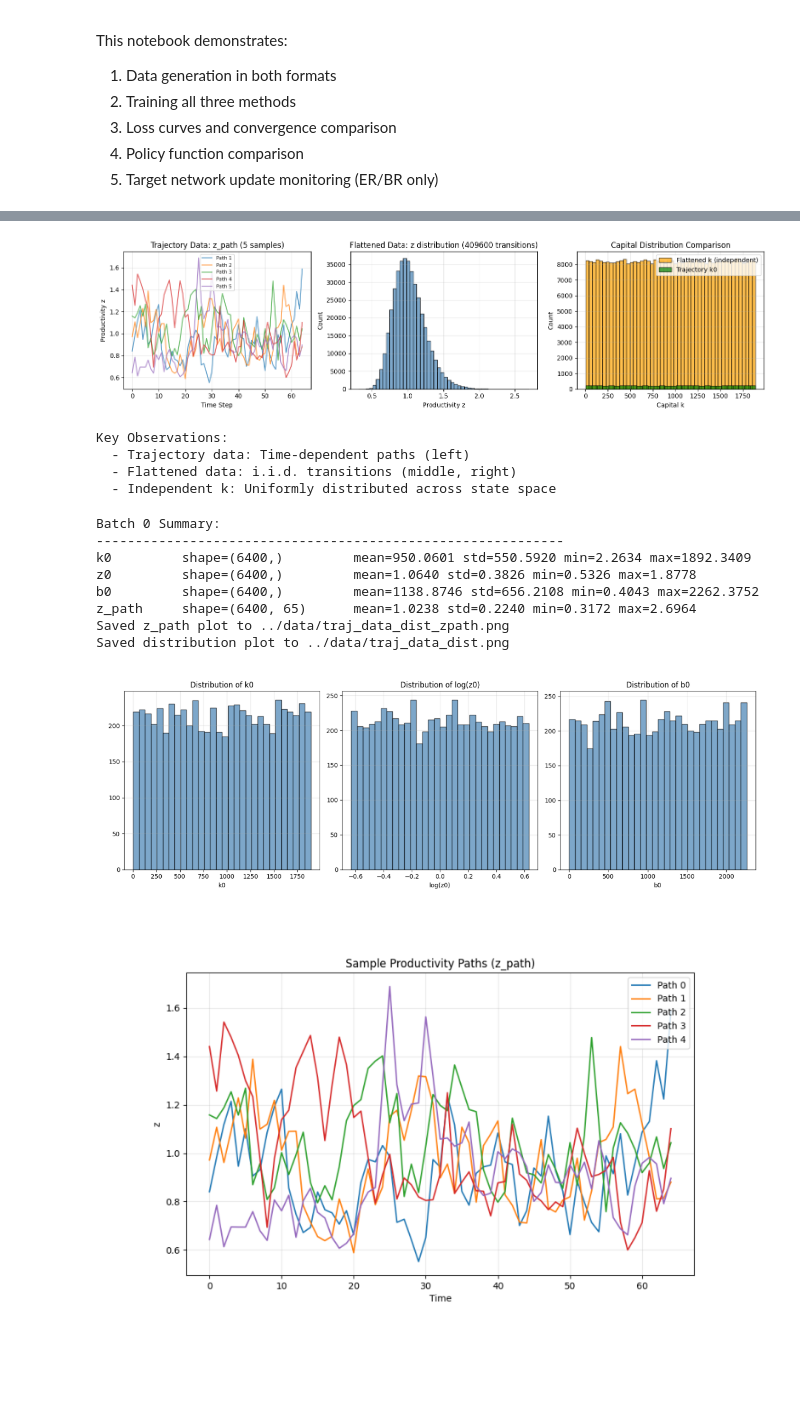
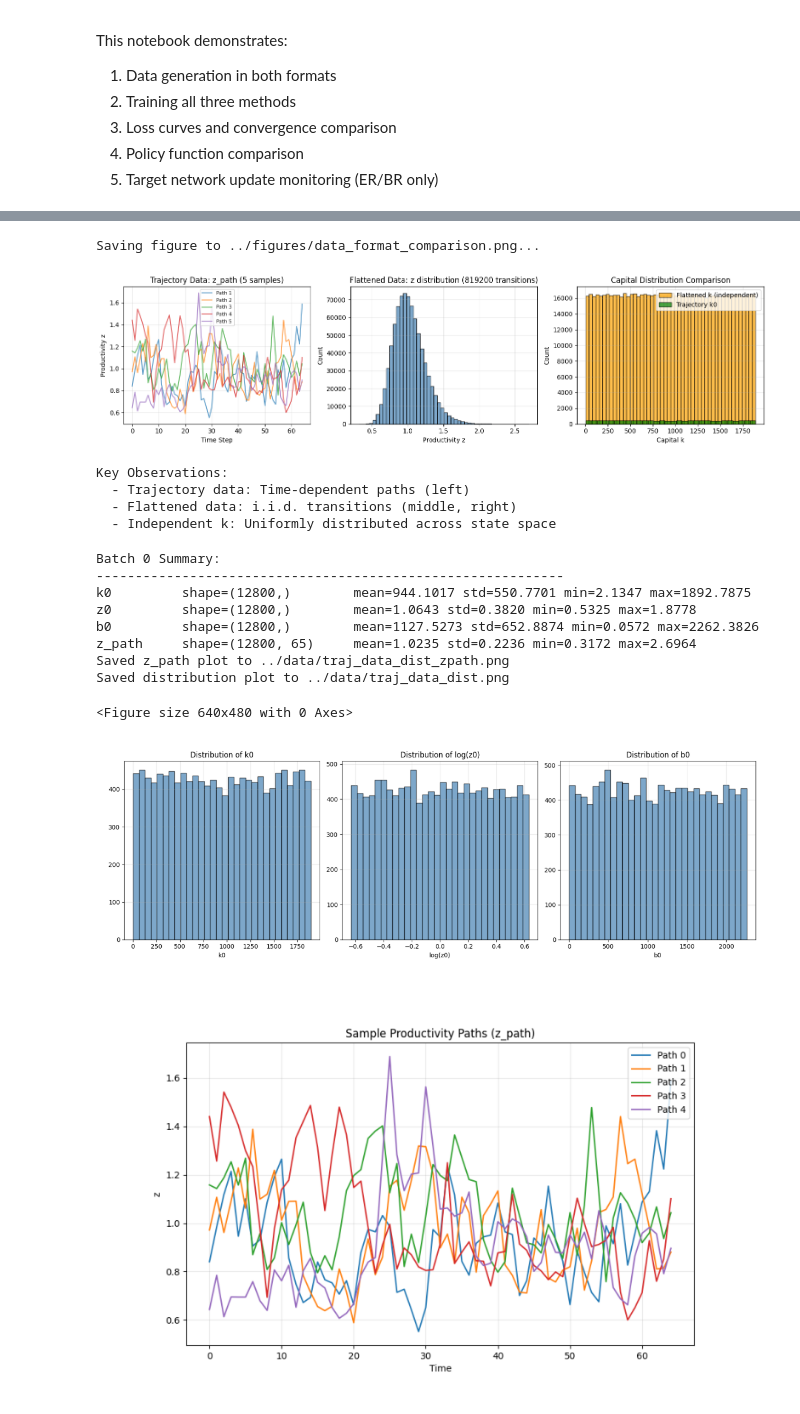
Before and after one commit to zhaoxuanwang/deep-learning-corp-finance, a Jupyter notebook: report/basic_methods_demo.ipynb, the cells around one changed output, grey strips where cells are left out. Saved outputs shown, nothing was run; the diff lists cells and outputs as text; code cells hidden in the pictures; blank space fills up the shorter version.

```diff
--- a/report/basic_methods_demo.ipynb
+++ b/report/basic_methods_demo.ipynb
@@ -36,38 +36,38 @@ from src.utils.analysis import evaluate_policy
 
 # Economic Parameters (simplified for demonstration)
 params = EconomicParams.with_overrides(
-    cost_convex = 0.0,
+    cost_convex = 0.01,
     cost_fixed = 0.0,
     cost_inject_fixed = 0.0,
     cost_inject_linear = 0.0
 )
 
-shock_params = ShockParams()
+# AR(1) shock params
+shock_params = ShockParams(mu=0.0, rho=0.7, sigma=0.15)
 
 # Network Config (Small for speed)
 net_config = NetworkConfig(
     n_layers=2,
-    n_neurons=32,
+    n_neurons=16,
     activation="swish"  # SiLU activation for stability
 )
-
 
 # Annealing Config
 anneal_config = AnnealingConfig(
     temperature_init=1.0,
     temperature_min=1e-4,
-    decay=0.9
+    decay=0.99    # Set small decay for slower annealing
 )
 
 # Early stopping config
 early_stopping_config = EarlyStoppingConfig(
     enabled=True,           # Enable early stopping (False = run exactly n_iter)
     patience=5,             # Stop after 5 consecutive checks meeting criteria
-    eval_freq=100,          # Check convergence every 100 iterations
+    eval_freq=50,          # Check convergence every 100 iterations
 
     # LR Method: Relative Improvement Plateau
     lr_epsilon=1e-4,        # Relative improvement threshold
-    lr_window=100,          # Window size for improvement evaluation
+    lr_window=50,          # Window size for improvement evaluation
 
     # ER Method: Zero-Tolerance Plateau
     er_epsilon=1e-5,        # Absolute loss threshold
@@ -79,15 +79,16 @@ early_stopping_config = EarlyStoppingConfig(
 
 # Optimization Config (with early stopping)
 opt_config = OptimizationConfig(
-    learning_rate=1e-3,
+    learning_rate=1e-4,
+    learning_rate_critic=2e-3,  # BR only, should be > actor learning rate
     batch_size=512,
-    n_iter=1000,            # Max iterations (will stop early if converged)
+    n_iter=500,            # Max iterations (will stop early if converged)
     log_every=10,
     early_stopping=early_stopping_config
 )
 
 
-print("✓ Configuration set")
+print("--- Configuration set ---")
 print(f"  Network: {net_config.n_layers} layers × {net_config.n_neurons} neurons")
 print(f"  Training: {opt_config.n_iter} iterations, batch size {opt_config.batch_size}")
 print(f"  Early Stopping: {'enabled' if early_stopping_config.enabled else 'disabled'}")
@@ -143,7 +176,7 @@ print("Creating data generator...")
 generator, _, bounds = create_data_generator(
     master_seed=(20, 26),
     T=64,  # Time horizon
-    sim_batch_size=128,  # Samples per batch
+    sim_batch_size=256,  # Samples per batch
     n_sim_batches=50,  # Number of batches
     shock_params=shock_params,
     cache_dir="../data",
@@ -168,5 +201,10 @@ Validation: 1280 trajectories, 81920 transitions
 # %%
 # 2.1 Data Format Comparison
+
+# Robust Path Definition
+fig_dir = "../figures"
+os.makedirs(fig_dir, exist_ok=True) # Ensure directory exists
+plot_path = os.path.join(fig_dir, "data_format_comparison.png")
 
 # Compare data formats visually
 fig, axes = plt.subplots(1, 3, figsize=(15, 4))
@@ -200,6 +238,11 @@ axes[2].set_ylabel('Count')
 axes[2].legend()
 axes[2].grid(True, alpha=0.3)
 
+# ROBUST SAVING: Save before show
+print(f"Saving figure to {plot_path}...")
+fig.savefig(plot_path, dpi=300, bbox_inches='tight')
+
+# Display
 plt.tight_layout()
 plt.show()
 
@@ -208,11 +251,12 @@ print("  - Trajectory data: Time-dependent paths (left)")
 print("  - Flattened data: i.i.d. transitions (middle, right)")
 print("  - Independent k: Uniformly distributed across state space")
 # %% [output]
+Saving figure to ../figures/data_format_comparison.png...
 [figure]
-Key Observations:
-  - Trajectory data: Time-dependent paths (left)
-  - Flattened data: i.i.d. transitions (middle, right)
-  - Independent k: Uniformly distributed across state space
+Key Observations:
+  - Trajectory data: Time-dependent paths (left)
+  - Flattened data: i.i.d. transitions (middle, right)
+  - Independent k: Uniformly distributed across state space
 # %%
 from src.utils.analysis import plot_dataset_stats, summarize_batch
 import matplotlib.pyplot as plt
@@ -222,38 +266,40 @@ import matplotlib.image as mpimg
 summarize_batch(traj_data, batch_idx=0)
 
 # Generate plots (saves to file)
 # We use a temporary path for the plot
+plt.tight_layout()
 plot_path = "../data/traj_data_dist.png"
 plot_dataset_stats(traj_data, save_path=plot_path)
 
 # Display the saved plots inline
 try:
     img = mpimg.imread(plot_path)
     plt.figure(figsize=(15, 5))
     plt.imshow(img)
     plt.axis('off')
     plt.show()
 
     # Also allow checking z_path plot if it was generated
     z_path_img = plot_path.replace(".png", "_zpath.png")
     if os.path.exists(z_path_img):
         img_z = mpimg.imread(z_path_img)
         plt.figure(figsize=(10, 6))
         plt.imshow(img_z)
         plt.axis('off')
         plt.show()
 except FileNotFoundError:
     print("Plot file not found/generated.")
 # %% [output]
 Batch 0 Summary:
 ------------------------------------------------------------
-k0         shape=(6400,)         mean=950.0601 std=550.5920 min=2.2634 max=1892.3409
-z0         shape=(6400,)         mean=1.0640 std=0.3826 min=0.5326 max=1.8778
-b0         shape=(6400,)         mean=1138.8746 std=656.2108 min=0.4043 max=2262.3752
-z_path     shape=(6400, 65)      mean=1.0238 std=0.2240 min=0.3172 max=2.6964
+k0         shape=(12800,)        mean=944.1017 std=550.7701 min=2.1347 max=1892.7875
+z0         shape=(12800,)        mean=1.0643 std=0.3820 min=0.5325 max=1.8778
+b0         shape=(12800,)        mean=1127.5273 std=652.8874 min=0.0572 max=2262.3826
+z_path     shape=(12800, 65)     mean=1.0235 std=0.2236 min=0.3172 max=2.6964
 Saved z_path plot to ../data/traj_data_dist_zpath.png
 Saved distribution plot to ../data/traj_data_dist.png
+<Figure size 640x480 with 0 Axes>
-[figure, old version]
+[figure, new version]
 [figure]
 # %%
 # 3. Train Lifetime Reward (LR) Method
```
Also changed, not shown: parts of 16 cells of this notebook, 30 other files.
